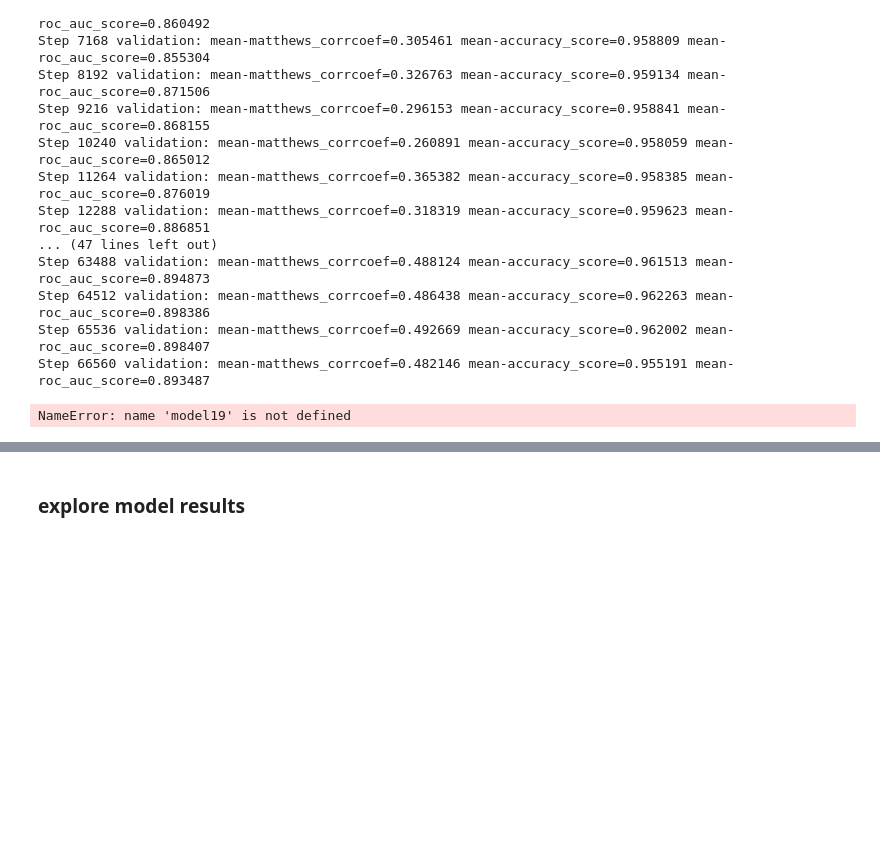
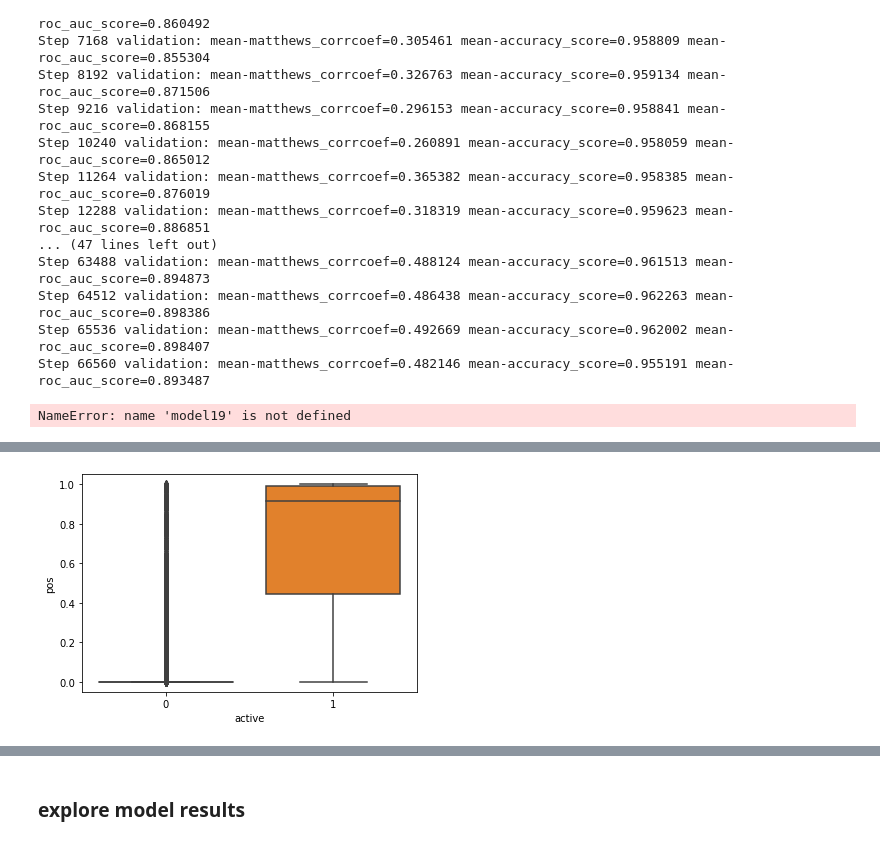
Before and after one commit to kajayi/Capstone, a Jupyter notebook: notebooks/06_GCN_models.ipynb, the cells around one changed output, grey strips where cells are left out. Drawn from its saved outputs; the diff is of its cells as text; code cells hidden in the pictures; blank space fills up the shorter version.

```diff
--- a/notebooks/06_GCN_models.ipynb
+++ b/notebooks/06_GCN_models.ipynb
@@ -1909,0 +2076,5 @@ evaluate_model(model19, hist19, save_dir19)
+# %%
+pred13_df2 = pd.DataFrame(pred13,columns=["neg","pos"])
+# %%
+pred13_df2["active"] = [int(x) for x in valid_dataset.y]
+pred13_df2["SMILES"] = valid_dataset.ids
@@ -1909,0 +2090,5 @@ evaluate_model(model19, hist19, save_dir19)
+# %%
+# plot predicted probabilities for active and inactives
+sns.boxplot(x=pred13_df2.active, y=pred13_df2.pos);
+# %% [output]
+[figure, added]
```
Also changed, not shown: parts of 27 cells of this notebook, 3 other files.
